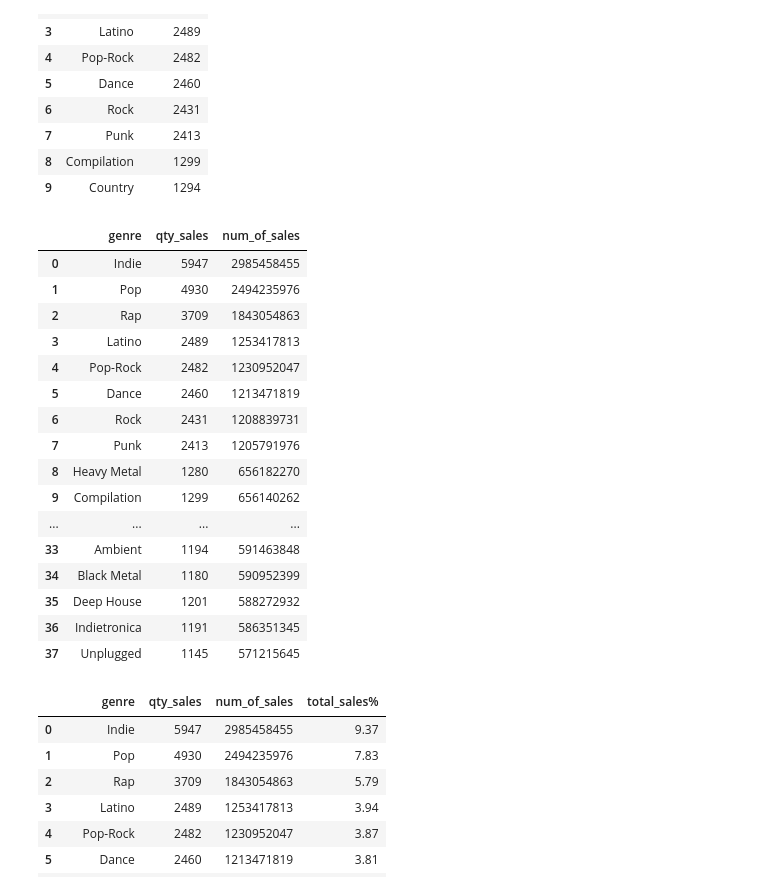
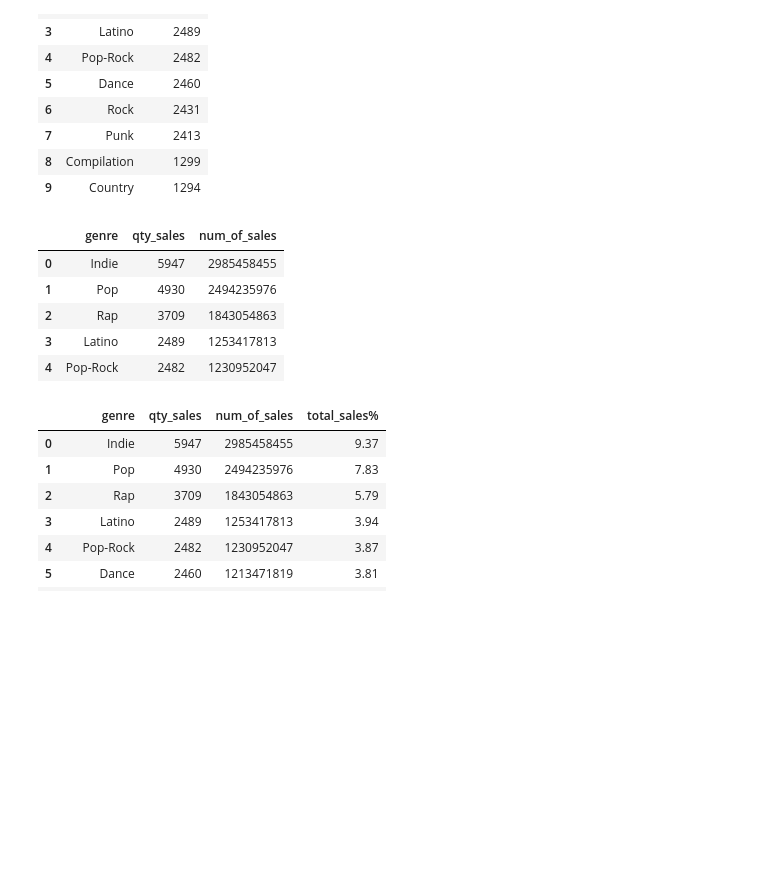
Before and after one commit to BrunoWLP/Analise_Descritiva-Gravadora_Musica, a Jupyter notebook: analise_descritiva_gravadora.ipynb, the cells around one changed output. Cells and saved outputs as stored; diff of their text form; code cells hidden in the pictures; blank space fills up the shorter version.

```diff
--- a/analise_descritiva_gravadora.ipynb
+++ b/analise_descritiva_gravadora.ipynb
@@ -14,8 +14,8 @@ Mãos à obra!
 import pandas as pd
 import numpy as np
 
-artists_df = pd.read_csv('artists.csv')
-albums_df = pd.read_csv('albums.csv')
+artists_df = pd.read_csv('https://raw.githubusercontent.com/BrunoWLP/Analise_Descritiva-Gravadora_Musica/main/data/artists.csv')
+albums_df = pd.read_csv('https://raw.githubusercontent.com/BrunoWLP/Analise_Descritiva-Gravadora_Musica/main/data/albums.csv')
 # %%
 artists_df.head(1)
 # %% [output]
@@ -221,30 +221,19 @@ top_ten_genre.head(10)
 # %%
 # Quanto cada gênero representa em vendas
 # Primeiro passo: Total de vendas por gênero
 
 top_ten_sales = albums_df.groupby('genre', as_index=False).agg({'id': 'count', 'num_of_sales': 'sum'}
     ).sort_values(by='num_of_sales', ascending=False).reset_index(drop=True)
 
 top_ten_sales.rename(columns={'id': 'qty_sales'}, inplace=True)
-top_ten_sales
+top_ten_sales.head()
 # %% [output]
 |  | genre | qty_sales | num_of_sales |
 | 0 | Indie | 5947 | 2985458455 |
 | 1 | Pop | 4930 | 2494235976 |
 | 2 | Rap | 3709 | 1843054863 |
 | 3 | Latino | 2489 | 1253417813 |
 | 4 | Pop-Rock | 2482 | 1230952047 |
-| 5 | Dance | 2460 | 1213471819 |
-| 6 | Rock | 2431 | 1208839731 |
-| 7 | Punk | 2413 | 1205791976 |
-| 8 | Heavy Metal | 1280 | 656182270 |
-| 9 | Compilation | 1299 | 656140262 |
-| ... | ... | ... | ... |
-| 33 | Ambient | 1194 | 591463848 |
-| 34 | Black Metal | 1180 | 590952399 |
-| 35 | Deep House | 1201 | 588272932 |
-| 36 | Indietronica | 1191 | 586351345 |
-| 37 | Unplugged | 1145 | 571215645 |
 # %%
 # Segundo passo: Criando campo calculado (% do total de vendas)
 
```
Also changed, not shown: parts of 4 cells of this notebook.
